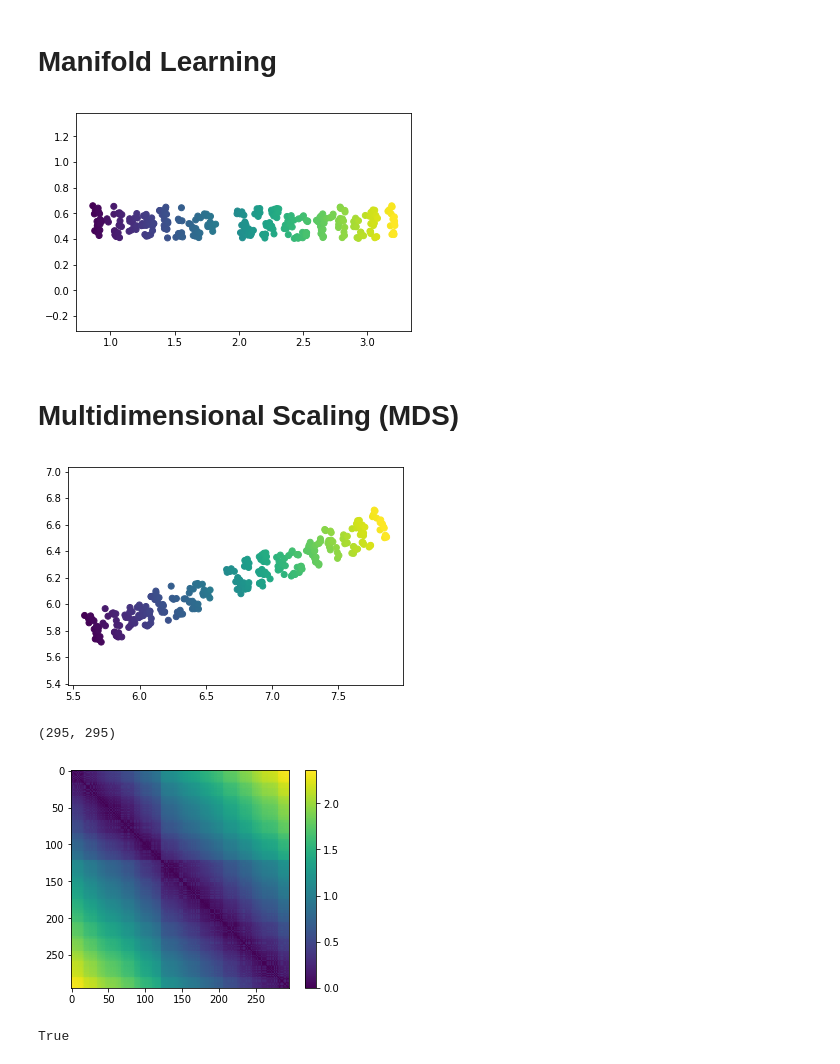
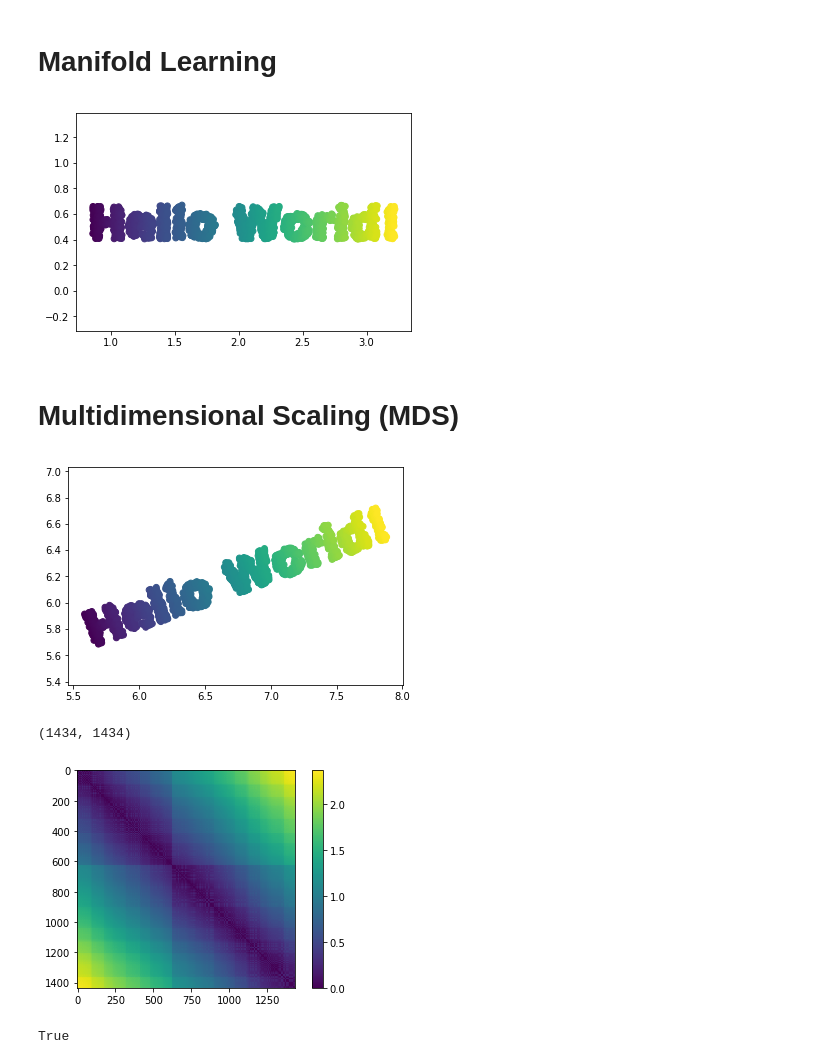
Before and after one commit to wuling31715/2018-NCCU-Machine-Learning, a Jupyter notebook: algorithm/manifold_learning/demo.ipynb, the cells around one changed output. Cells and saved outputs as stored; diff of their text form; code cells hidden in the pictures.

```diff
--- a/algorithm/manifold_learning/demo.ipynb
+++ b/algorithm/manifold_learning/demo.ipynb
@@ -23,12 +23,12 @@ def make_hello(N=1000, rseed=42):
     X = X[:N]
     return X[np.argsort(X[:, 0])]
 # %%
-X = make_hello(1000)
+X = make_hello(5000)
 colorize = dict(c=X[:, 0])
 plt.scatter(X[:, 0], X[:, 1], **colorize)
 plt.axis('equal');
 # %% [output]
-[figure, old version]
+[figure, new version]
 # %% [markdown]
 # Multidimensional Scaling (MDS)
 # %%
@@ -42,18 +42,18 @@ X2 = rotate(X, 20) + 5
 plt.scatter(X2[:, 0], X2[:, 1], **colorize)
 plt.axis('equal');
 # %% [output]
-[figure, old version]
+[figure, new version]
 # %%
 from sklearn.metrics import pairwise_distances
 D = pairwise_distances(X)
 D.shape
 # %% [output]
-(295, 295)
+(1434, 1434)
 # %%
 plt.imshow(D, zorder=2)
 plt.colorbar();
 # %% [output]
-[figure, old version]
+[figure, new version]
 # %%
 D2 = pairwise_distances(X2)
 np.allclose(D, D2)
```
Also changed, not shown: parts of 12 cells of this notebook.
